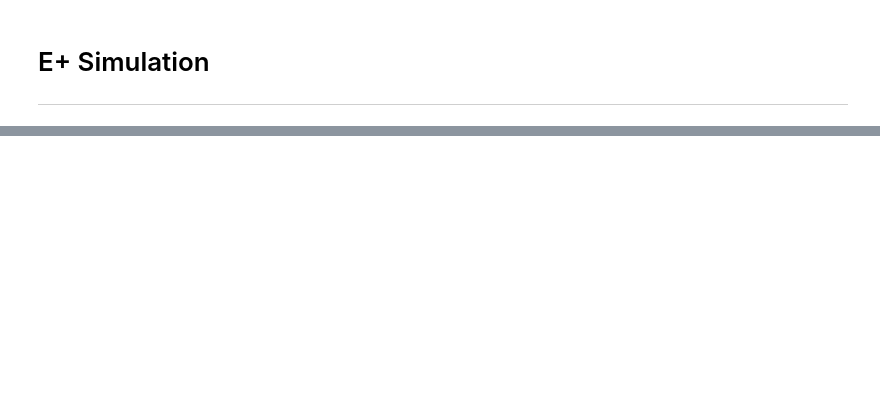
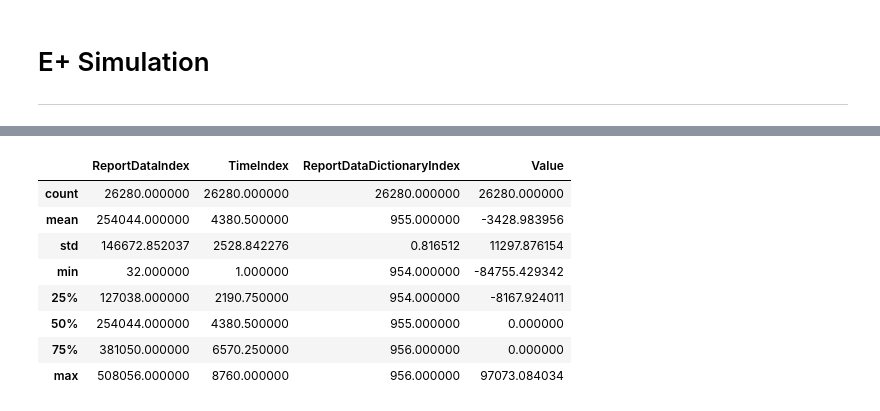
Before and after one commit to zbitouzakaria/CityLearn, a Jupyter notebook: nrel_xstock/nrel_xstock/database.ipynb, the cells around one changed output, grey strips where cells are left out. Saved outputs shown, nothing was run; the diff lists cells and outputs as text; code cells hidden in the pictures; blank space fills up the shorter version.

```diff
--- a/nrel_xstock/nrel_xstock/database.ipynb
+++ b/nrel_xstock/nrel_xstock/database.ipynb
@@ -74,0 +112,12 @@ idf = IDF(idf_filepath,epw_filepath)
+# %%
+database.query_table("SELECT * FROM ReportData WHERE ReportDataDictionaryIndex IN (954, 955, 956)").describe()
+# %% [output]
+|  | ReportDataIndex | TimeIndex | ReportDataDictionaryIndex | Value |
+| count | 26280.000000 | 26280.000000 | 26280.000000 | 26280.000000 |
+| mean | 254044.000000 | 4380.500000 | 955.000000 | -3428.983956 |
+| std | 146672.852037 | 2528.842276 | 0.816512 | 11297.876154 |
+| min | 32.000000 | 1.000000 | 954.000000 | -84755.429342 |
+| 25% | 127038.000000 | 2190.750000 | 954.000000 | -8167.924011 |
+| 50% | 254044.000000 | 4380.500000 | 955.000000 | 0.000000 |
+| 75% | 381050.000000 | 6570.250000 | 956.000000 | 0.000000 |
+| max | 508056.000000 | 8760.000000 | 956.000000 | 97073.084034 |
```
Also changed, not shown: parts of 9 cells of this notebook, 4 other files.
